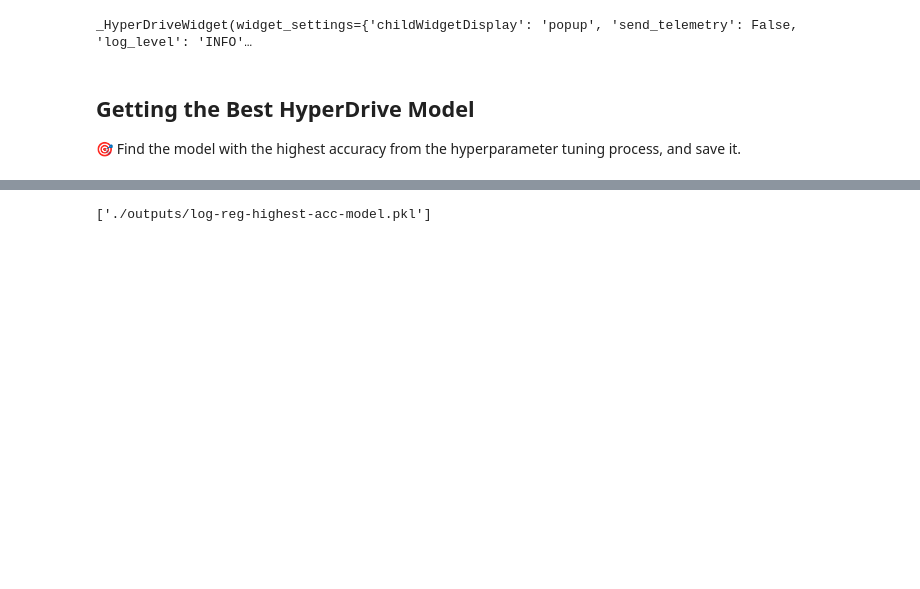
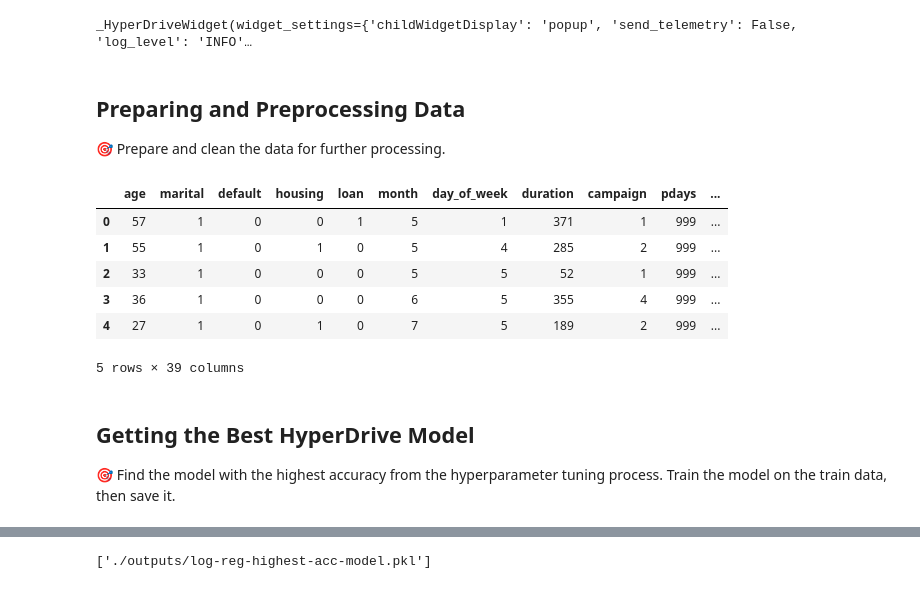
Before and after one commit to radandreicristian/azureml-optimization, a Jupyter notebook: driver.ipynb, the cells around one changed output, grey strips where cells are left out. Cells and saved outputs as stored; diff of their text form; code cells hidden in the pictures; blank space fills up the shorter version.

```diff
--- a/driver.ipynb
+++ b/driver.ipynb
@@ -94,7 +94,36 @@ hyperdrive_run = exp.submit(hyperdrive_config)
 RunDetails(hyperdrive_run).show()
 # %% [output]
 _HyperDriveWidget(widget_settings={'childWidgetDisplay': 'popup', 'send_telemetry': False, 'log_level': 'INFO'…
+# %% [markdown]
+## Preparing and Preprocessing Data
+
+🎯 Prepare and clean the data for further processing.
+# %%
+from azureml.data.dataset_factory import TabularDatasetFactory
+from train import clean_data, split_variables
+
+train_csv_path = "https://automlsamplenotebookdata.blob.core.windows.net/automl-sample-notebook-data/bankmarketing_train.csv"
+test_csv_path = "https://automlsamplenotebookdata.blob.core.windows.net/automl-sample-notebook-data/bankmarketing_test.csv"
+
+train_ds = TabularDatasetFactory.from_delimited_files(train_csv_path)
+test_ds = TabularDatasetFactory.from_delimited_files(test_csv_path)
+
+train_ds = clean_data(train_ds)
+test_ds = clean_data(test_ds)
+
+x_train, y_train = split_variables(train_ds)
+x_test, y_test = split_variables(test_ds)
+
+x_train.head(5)
+# %% [output]
+|  | age | marital | default | housing | loan | month | day_of_week | duration | campaign | pdays | ... |
+| 0 | 57 | 1 | 0 | 0 | 1 | 5 | 1 | 371 | 1 | 999 | ... |
+| 1 | 55 | 1 | 0 | 1 | 0 | 5 | 4 | 285 | 2 | 999 | ... |
+| 2 | 33 | 1 | 0 | 0 | 0 | 5 | 5 | 52 | 1 | 999 | ... |
+| 3 | 36 | 1 | 0 | 0 | 0 | 6 | 5 | 355 | 4 | 999 | ... |
+| 4 | 27 | 1 | 0 | 1 | 0 | 7 | 5 | 189 | 2 | 999 | ... |
+5 rows × 39 columns
 # %% [markdown]
 ## Getting the Best HyperDrive Model
 
-🎯 Find the model with the highest accuracy from the hyperparameter tuning process, and save it.
+🎯 Find the model with the highest accuracy from the hyperparameter tuning process. Train the model on the train data, then save it.
```
Also changed, not shown: parts of 14 cells of this notebook, 3 other files.
